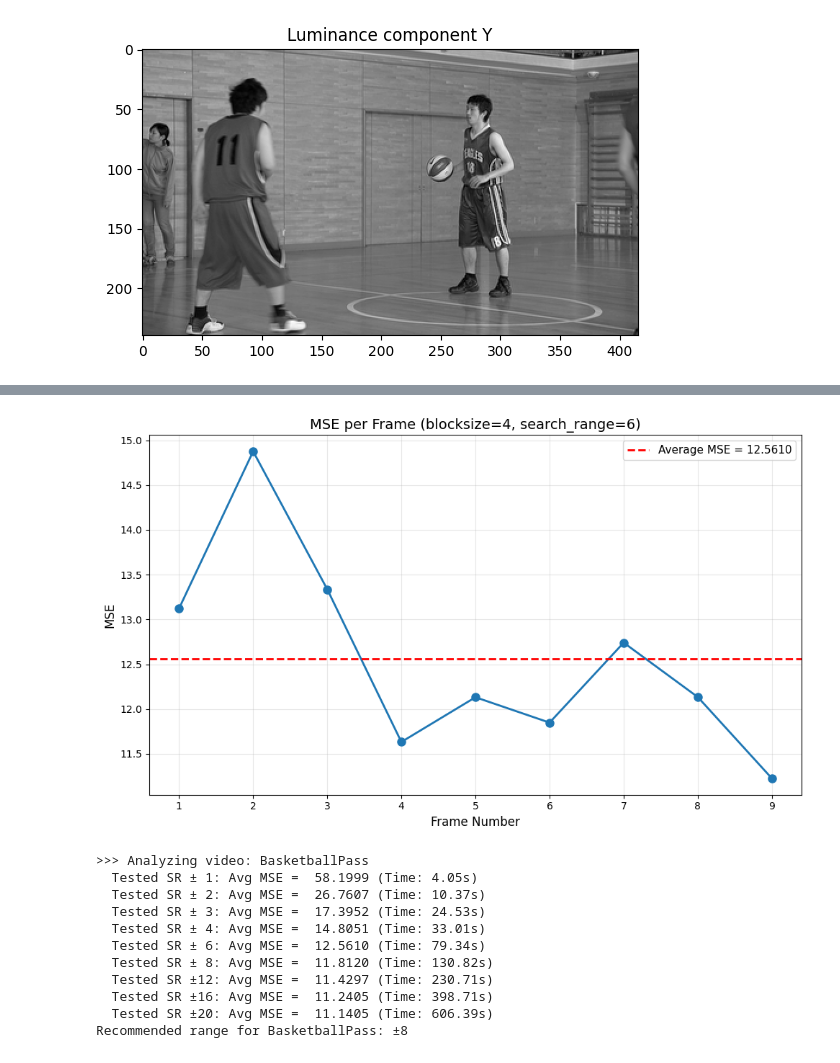
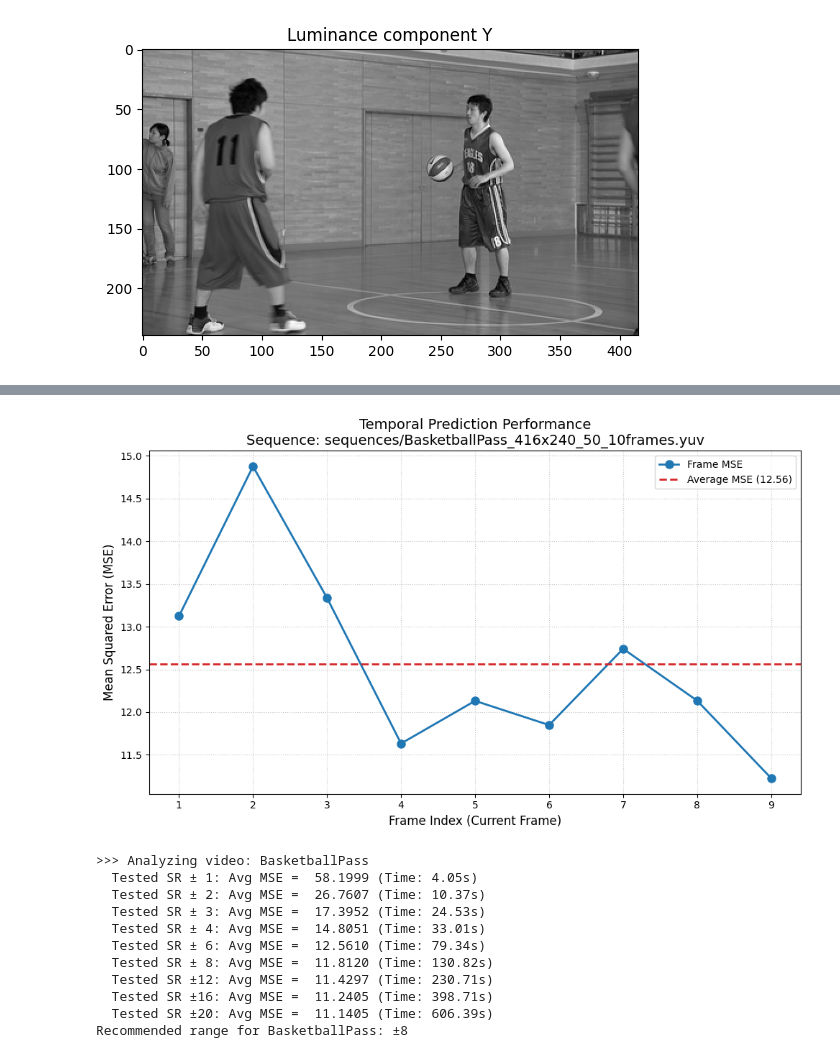
Before and after one commit to CC211129/DSP-Lab-Project, a Jupyter notebook: task.ipynb, the cells around one changed output, grey strips where cells are left out. Cells and saved outputs as stored; diff of their text form; code cells hidden in the pictures.

```diff
--- a/task.ipynb
+++ b/task.ipynb
@@ -133,43 +102,62 @@ Prediction error std: 3.62
 # %%
 ## Task 2 (b)
 
+# --- Configuration for Task 2(b) ---
+# Parameters should be consistent with previous tasks
+input_video = 'sequences/BasketballPass_416x240_50_10frames.yuv'
+width, height = 416, 240
+num_frames = 10
+blocksize = 4
+search_range = 6
+
 mse_values = []
 
-reference, _, _ = read_frame(input_video, 0, width, height)
-# Loop through all frames starting from frame 1
+# Initial reference is Frame 0
+ref_frame, _, _ = read_frame(input_video, 0, width, height)
+
+# --- Sequential Prediction Loop ---
+print(f"Starting sequence evaluation for: {input_video}")
+print("-" * 40)
+
 for frame_idx in range(1, num_frames):
-    # Read only the current frame
-    current, _, _ = read_frame(input_video, frame_idx, width, height)
+    # Read the current frame to be predicted
+    cur_frame, _, _ = read_frame(input_video, frame_idx, width, height)
 
-    # Perform prediction using your existing function
-    predicted = predict_frame(current, reference, blocksize, search_range)
+    # Perform motion-compensated prediction
+    pred_frame = predict_frame(cur_frame, ref_frame, blocksize, search_range)
 
-    # Compute MSE
-    mse = compute_mse(current, predicted)
+    # Compute MSE using the utility function
+    mse = compute_mse(cur_frame, pred_frame)
     mse_values.append(mse)
 
-    print(f"Frame {frame_idx}: MSE = {mse:.4f}")
+    print(f"Frame {frame_idx:02d} | MSE: {mse:8.4f}")
 
-    # IMPORTANT: The current frame becomes the reference for the NEXT frame
-    reference = current
+    # MODIFICATION: Explicitly update reference frame for the next iteration
+    # The current original frame becomes the reference for the next frame
+    ref_frame = cur_frame
 
-# Calculate average
+# --- Statistics and Visualization ---
 average_mse = np.mean(mse_values)
-print("-" * 60)
-print(f"Average MSE over all frames: {average_mse:.4f}\n")
+print("-" * 40)
+print(f"Average MSE over {num_frames-1} predictions: {average_mse:.4f}\n")
 
+# Plotting the MSE per frame
+plt.figure(figsize=(10, 6))
+plt.plot(range(1, num_frames), mse_values, marker='o', color='tab:blue',
+         linewidth=2, markersize=8, label='Frame MSE')
 
-# Plot MSE values for each frame
-plt.figure(figsize=(10, 6))
-plt.plot(range(1, num_frames), mse_values, marker='o', linewidth=2, markersize=8)
-plt.xlabel('Frame Number', fontsize=12)
-plt.ylabel('MSE', fontsize=12)
-plt.title(f'MSE per Frame (blocksize={blocksize}, search_range={search_range})', fontsize=14)
-plt.grid(True, alpha=0.3)
-plt.axhline(y=average_mse, color='r', linestyle='--', linewidth=2,
-            label=f'Average MSE = {average_mse:.4f}')
-plt.legend(fontsize=11)
+# MODIFICATION: Added a horizontal line to represent the average MSE
+plt.axhline(y=average_mse, color='tab:red', linestyle='--',
+            linewidth=2, label=f'Average MSE ({average_mse:.2f})')
+
+plt.xlabel('Frame Index (Current Frame)', fontsize=12)
+plt.ylabel('Mean Squared Error (MSE)', fontsize=12)
+plt.title(f'Temporal Prediction Performance\nSequence: {input_video}', fontsize=14)
+plt.xticks(range(1, num_frames))
+plt.grid(True, linestyle=':', alpha=0.7)
+plt.legend(loc='upper right')
+
 plt.tight_layout()
-plt.savefig('task2b_mse_plot.png', dpi=150, bbox_inches='tight')
+# plt.savefig('task2b_mse_trend.png', dpi=150)
 plt.show()
 # %% [output]
@@ -187,4 +177,4 @@ Average MSE over all frames: 12.5610
-[figure, old version]
+[figure, new version]
 # %%
 ## Task 3
 
```
Also changed, not shown: parts of 8 cells of this notebook.
